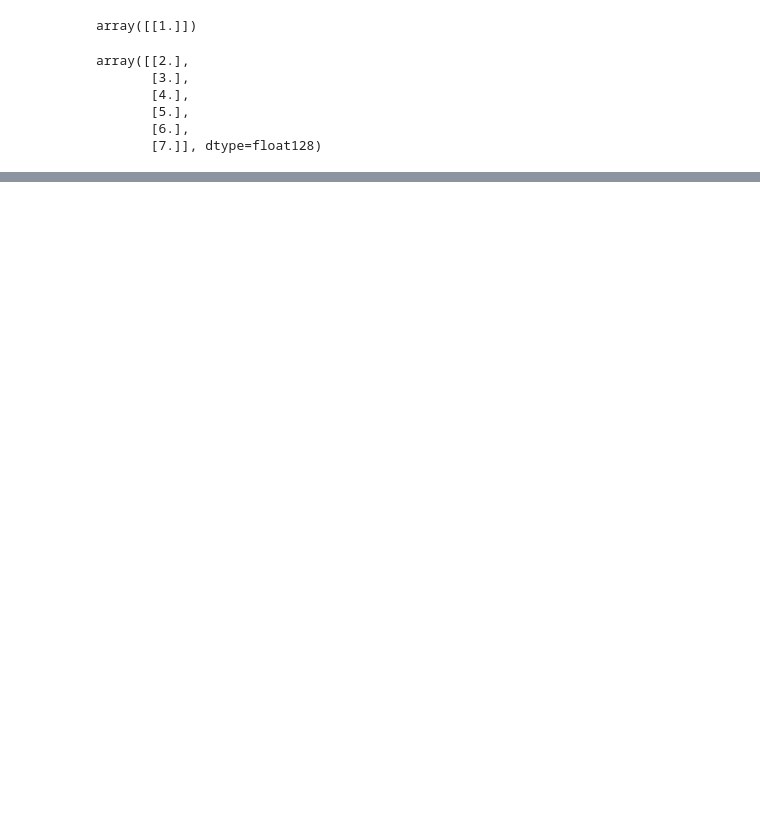
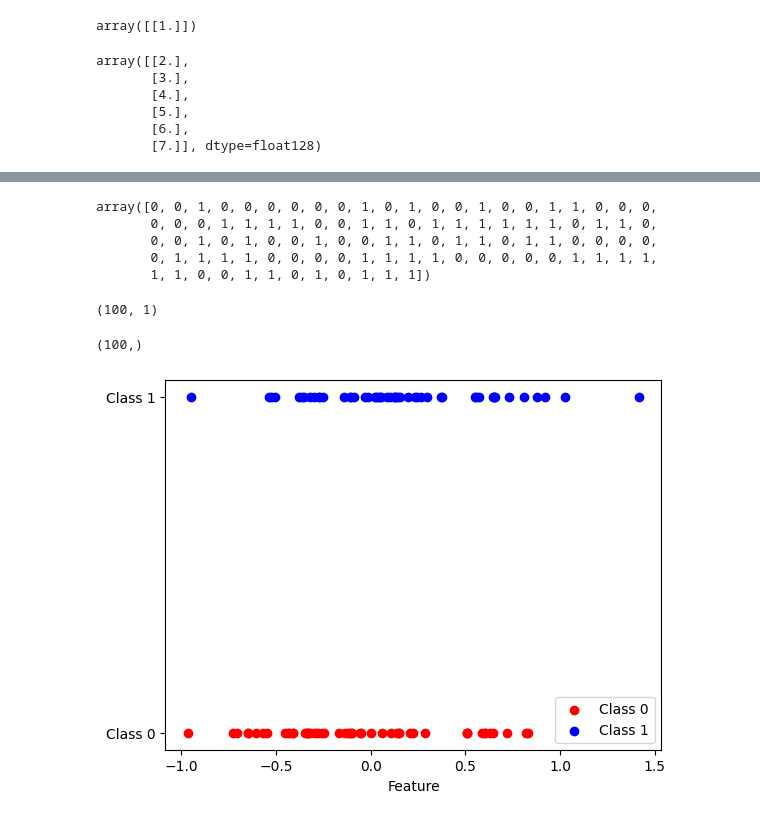
Before and after one commit to abdulhakkeempa/machine-learning, a Jupyter notebook: Logistic_Regression.ipynb, the cells around one changed output, grey strips where cells are left out. Cells and saved outputs as stored; diff of their text form; code cells hidden in the pictures; blank space fills up the shorter version.

Commit message:
chore: builded the logistic model, but need to work on the visualisation

```diff
--- a/Logistic_Regression.ipynb
+++ b/Logistic_Regression.ipynb
@@ -52,0 +105,47 @@ lr.computeCost(X,y)
+# %%
+X,y = make_classification(n_features=4)
+# %%
+X = X[:, 2:3]
+# %%
+y
+# %% [output]
+array([0, 0, 1, 0, 0, 0, 0, 0, 0, 1, 0, 1, 0, 0, 1, 0, 0, 1, 1, 0, 0, 0,
+       0, 0, 0, 1, 1, 1, 1, 0, 0, 1, 1, 0, 1, 1, 1, 1, 1, 1, 0, 1, 1, 0,
+       0, 0, 1, 0, 1, 0, 0, 1, 0, 0, 1, 1, 0, 1, 1, 0, 1, 1, 0, 0, 0, 0,
+       0, 1, 1, 1, 1, 0, 0, 0, 0, 1, 1, 1, 1, 0, 0, 0, 0, 0, 1, 1, 1, 1,
+       1, 1, 0, 0, 1, 1, 0, 1, 0, 1, 1, 1])
+# %%
+X.shape
+# %% [output]
+(100, 1)
+# %%
+y.shape
+# %% [output]
+(100,)
+# %%
+import matplotlib.pyplot as plt
+
+# Assuming X and y are NumPy arrays with shape (100,) for X and (100,) for y
+# respectively
+
+# Separate the data points based on the class label
+class_0 = X[y == 0]
+class_1 = X[y == 1]
+
+# Generate y-values for the scatter plot
+y_0 = [0] * len(class_0)
+y_1 = [1] * len(class_1)
+
+# Plot the scatter plot
+plt.scatter(class_0, y_0, c='red', label='Class 0')
+plt.scatter(class_1, y_1, c='blue', label='Class 1')
+
+# Add labels and legend
+plt.xlabel('Feature')
+plt.yticks([0, 1], ['Class 0', 'Class 1'])
+plt.legend()
+
+# Show the plot
+plt.show()
+# %% [output]
+[figure, added]
```
Also changed, not shown: parts of 9 cells of this notebook.
